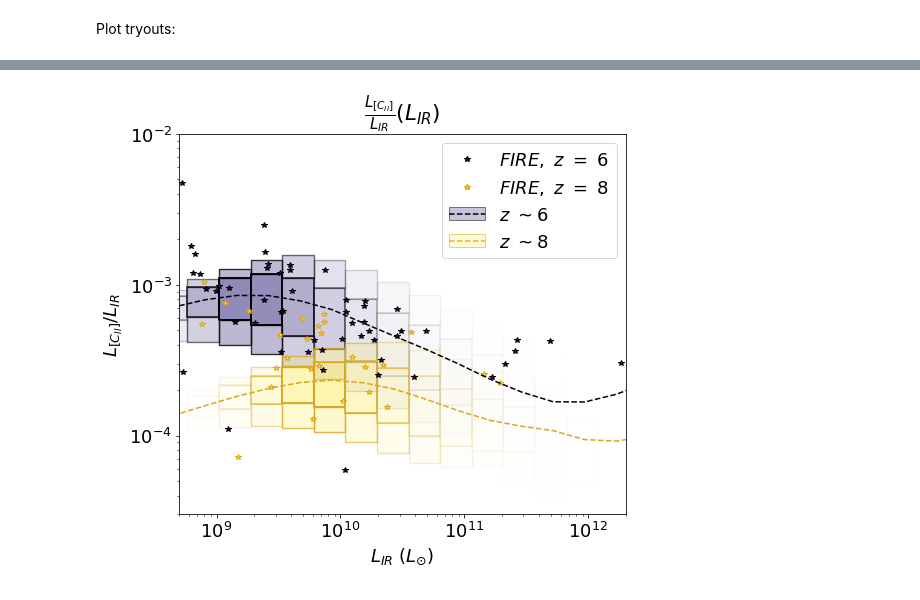
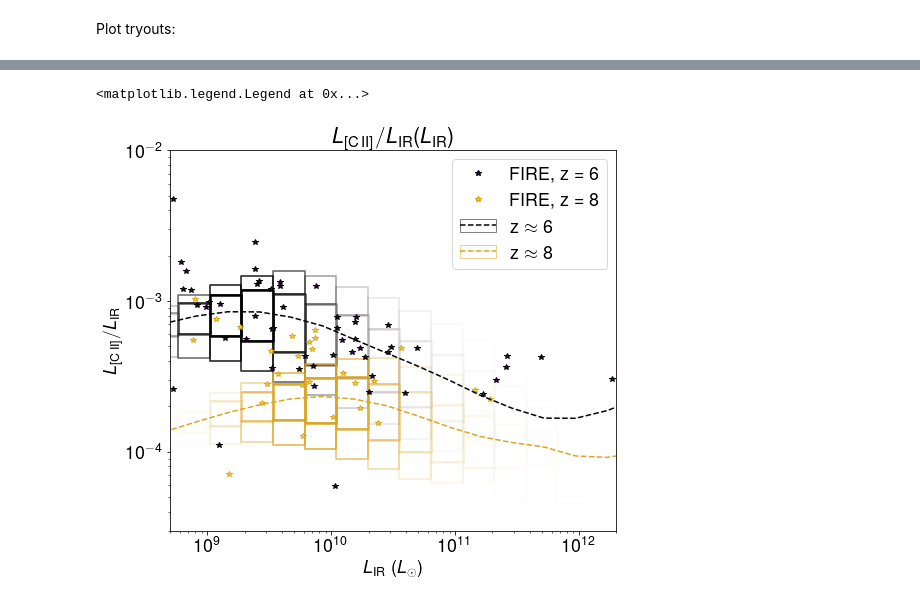
Before and after one commit to PatrickHorlaville/CITA_LIM, a Jupyter notebook: LIR_debug.ipynb, the cells around one changed output, grey strips where cells are left out. Saved outputs shown, nothing was run; the diff lists cells and outputs as text; code cells hidden in the pictures.

Commit message:
adding new lcii lir with better format

```diff
--- a/LIR_debug.ipynb
+++ b/LIR_debug.ipynb
@@ -528,11 +528,14 @@ ec_op1 = 1
 ec_op2 = 0.8
 
 # bin face opacity
-fc_op1 = 0.5
-fc_op2 = 0.3
+fc_op1 = 0
+fc_op2 = 0
 
 # bin edge linewidth
-bin_lw = 2
+bin_lw = 2.5
+# %%
+plt.rcParams['text.usetex'] = True
+plt.rcParams['text.latex.preamble'] = '\\usepackage{tgheros}\\usepackage{sansmath}\\sansmath'
 # %%
 f, a = plt.subplots()
 
@@ -582,7 +583,7 @@ plt.savefig('paper_figs/fig6_lcii_lir/plot_tryouts/v1/6.pdf', bbox_inches = 'tig
 # %%
 f, a = plt.subplots()
 
-plt.title(r'$\frac{L_{[C_{II}]}}{L_{IR}}(L_{IR})$')
+plt.title('$L_{\\rm [C\\, II]}/L_{\\rm IR}(L_{\\rm IR})$')
 
 p6 = a.plot(fire_ir_z6, (fire_cii_z6/fire_ir_z6), c = '#440154FF', marker = '*', markeredgecolor='k', label = r'$FIRE,\ z\ =\ 6$', linestyle = "None")
 p6l = a.plot(np.nan, np.nan, '*')
@@ -592,36 +593,37 @@ p8l = a.plot(np.nan, np.nan, '*')
 
 plt.xscale('log')
 plt.yscale('log')
-plt.xlabel(r'$L_{IR}\ (L_{\odot})$')
-plt.ylabel(r'$L_{[C_{II}]}/L_{IR}$')
+plt.xlabel('$L_{\\rm IR}\ (L_{\\odot})$')
+plt.ylabel('$L_{\\rm [C\\, II]}/L_{\\rm IR}$')
 plt.xlim([5*(10**8), 2*(10**12)])
 plt.ylim([3*(10**(-5)), (10**(-2))])
 
 
 for i in range(len(ir_bin_center[nn_z6v2])):
 
     a.fill_between((bins_z6v2[i][0], bins_z6v2[i][1]), perc68down_z6v2[i], perc68up_z6v2[i], edgecolor = (ec6_r, ec6_g, ec6_b, ec_op1*alpha_z6v2[i]), facecolor = (fc6_r, fc6_g, fc6_b, fc_op1*alpha_z6v2[i]), linewidth = bin_lw)
 
     a.fill_between((bins_z6v2[i][0], bins_z6v2[i][1]), perc95down_z6v2[i], perc68down_z6v2[i], edgecolor = (ec6_r, ec6_g, ec6_b, ec_op2*alpha_z6v2[i]), facecolor = (fc6_r, fc6_g, fc6_b, fc_op2*alpha_z6v2[i]), linewidth = .7*bin_lw)
     a.fill_between((bins_z6v2[i][0], bins_z6v2[i][1]), perc68up_z6v2[i], perc95up_z6v2[i], edgecolor= (ec6_r, ec6_g, ec6_b, ec_op2*alpha_z6v2[i]), facecolor = (fc6_r, fc6_g, fc6_b, fc_op2*alpha_z6v2[i]), linewidth = .7*bin_lw)
 
 
 for i in range(len(ir_bin_center[nn_z8v2])):
 
     a.fill_between((bins_z8v2[i][0], bins_z8v2[i][1]), perc68down_z8v2[i], perc68up_z8v2[i], edgecolor= (ec8_r, ec8_g, ec8_b, ec_op1*alpha_z8v2[i]), facecolor = (fc8_r, fc8_g, fc8_b, fc_op1*alpha_z8v2[i]), linewidth = bin_lw)
 
     a.fill_between((bins_z8v2[i][0], bins_z8[i][1]), perc95down_z8v2[i], perc68down_z8v2[i], edgecolor= (ec8_r, ec8_g, ec8_b, ec_op2*alpha_z8v2[i]), facecolor = (fc8_r, fc8_g, fc8_b, fc_op2*alpha_z8v2[i]), linewidth = .7*bin_lw)
     a.fill_between((bins_z8v2[i][0], bins_z8v2[i][1]), perc68up_z8v2[i], perc95up_z8v2[i], edgecolor= (ec8_r, ec8_g, ec8_b, ec_op2*alpha_z8v2[i]), facecolor = (fc8_r, fc8_g, fc8_b, fc_op2*alpha_z8v2[i]), linewidth = .7*bin_lw)
 
 
 p01 = a.plot(ir_bin_center[nn_z6v2], mean_z6v2, color = 'k', linestyle = '--')
 p02 = a.fill(np.nan, np.nan, edgecolor= (ec6_r, ec6_g, ec6_b, 0.5*ec_op1), facecolor = (fc6_r, fc6_g, fc6_b, 0.5*fc_op1))
 
 p03 = a.plot(ir_bin_center[nn_z8v2], mean_z8v2, color = '#DAA520', linestyle = '--')
 p04 = a.fill(np.nan, np.nan, edgecolor = (ec8_r, ec8_g, ec8_b, 0.5*ec_op1), facecolor = (fc8_r, fc8_g, fc8_b, 0.5*fc_op1))
 
-a.legend([(p6l[0], p6[0]), (p8l[0], p8[0]), (p02[0], p01[0]), (p03[0], p04[0]), ], [(r'$FIRE,\ z\ =\ 6$'), (r'$FIRE,\ z\ =\ 8$'), (r'$z\ \sim 6$'), (r'$z\ \sim 8$'), ], bbox_to_anchor = (1,1))
+a.legend([(p6l[0], p6[0]), (p8l[0], p8[0]), (p02[0], p01[0]), (p03[0], p04[0]), ], [('FIRE, z = 6'), ('FIRE, z = 8'), ('z $\\approx$ 6'), ('z $\\approx$ 8'), ], bbox_to_anchor = (1,1))
 
-plt.savefig('paper_figs/fig6_lcii_lir/plot_tryouts/v2/6.pdf', bbox_inches = 'tight')
+plt.savefig('paper_figs/fig6_lcii_lir/plot_tryouts/v2/7.pdf', bbox_inches = 'tight')
 # %% [output]
+<matplotlib.legend.Legend at 0x...>
-[figure, old version]
+[figure, new version]
```
Also changed, not shown: parts of 1 cell of this notebook, 1 other file.
